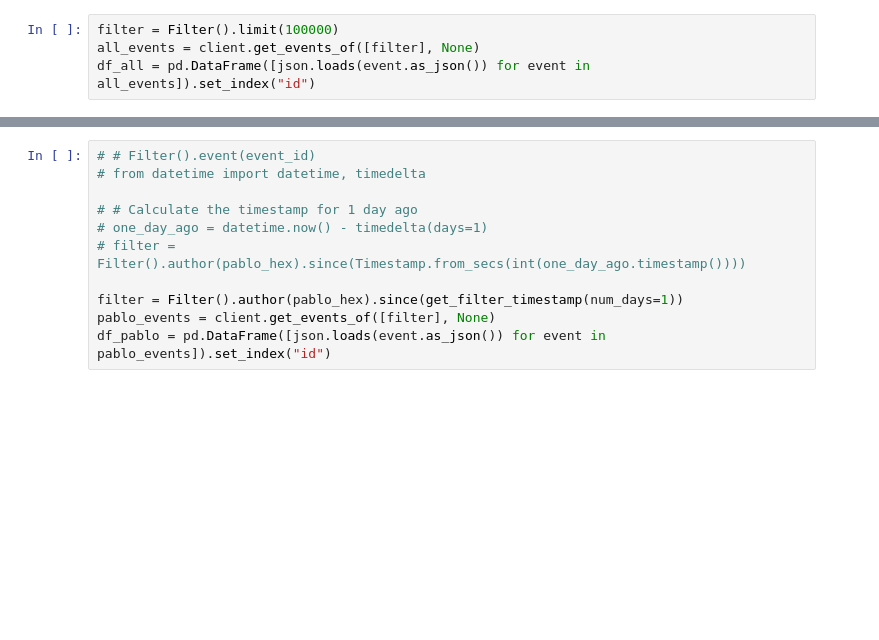
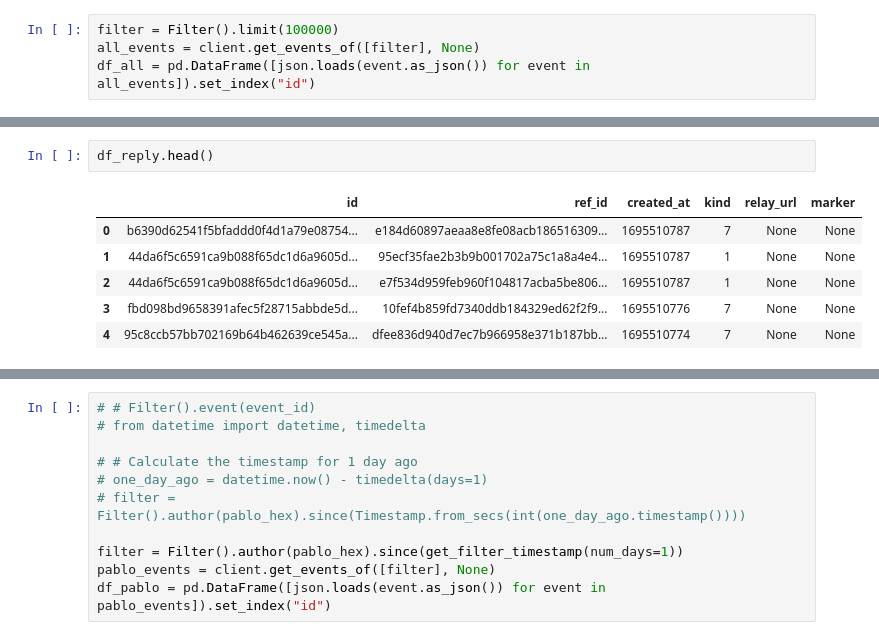
Before and after one commit to wilfredallyn/purplepy, a Jupyter notebook: query.ipynb, the cells around one changed output, grey strips where cells are left out. Cells and saved outputs as stored; diff of their text form; blank space fills up the shorter version.

```diff
--- a/query.ipynb
+++ b/query.ipynb
@@ -76,0 +131,9 @@ df_all = pd.DataFrame([json.loads(event.as_json()) for event in all_events]).set
+# %%
+df_reply.head()
+# %% [output]
+|  | id | ref_id | created_at | kind | relay_url | marker |
+| 0 | b6390d62541f5bfaddd0f4d1a79e08754... | e184d60897aeaa8e8fe08acb186516309... | 1695510787 | 7 | None | None |
+| 1 | 44da6f5c6591ca9b088f65dc1d6a9605d... | 95ecf35fae2b3b9b001702a75c1a8a4e4... | 1695510787 | 1 | None | None |
+| 2 | 44da6f5c6591ca9b088f65dc1d6a9605d... | e7f534d959feb960f104817acba5be806... | 1695510787 | 1 | None | None |
+| 3 | fbd098bd9658391afec5f28715abbde5d... | 10fef4b859fd7340ddb184329ed62f2f9... | 1695510776 | 7 | None | None |
+| 4 | 95c8ccb57bb702169b64b462639ce545a... | dfee836d940d7ec7b966958e371b187bb... | 1695510774 | 7 | None | None |
```
Also changed, not shown: parts of 27 cells of this notebook, 1 other file.
